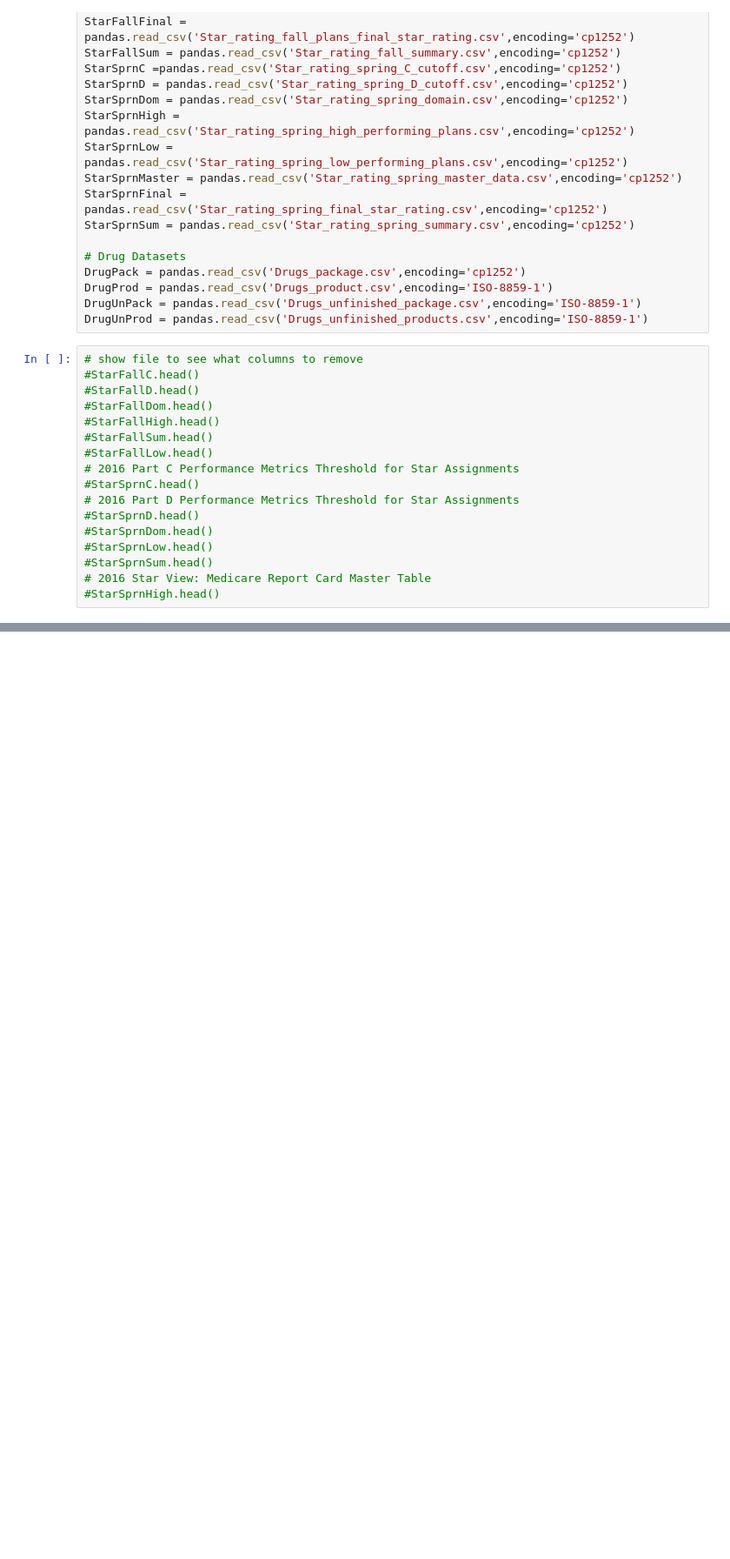
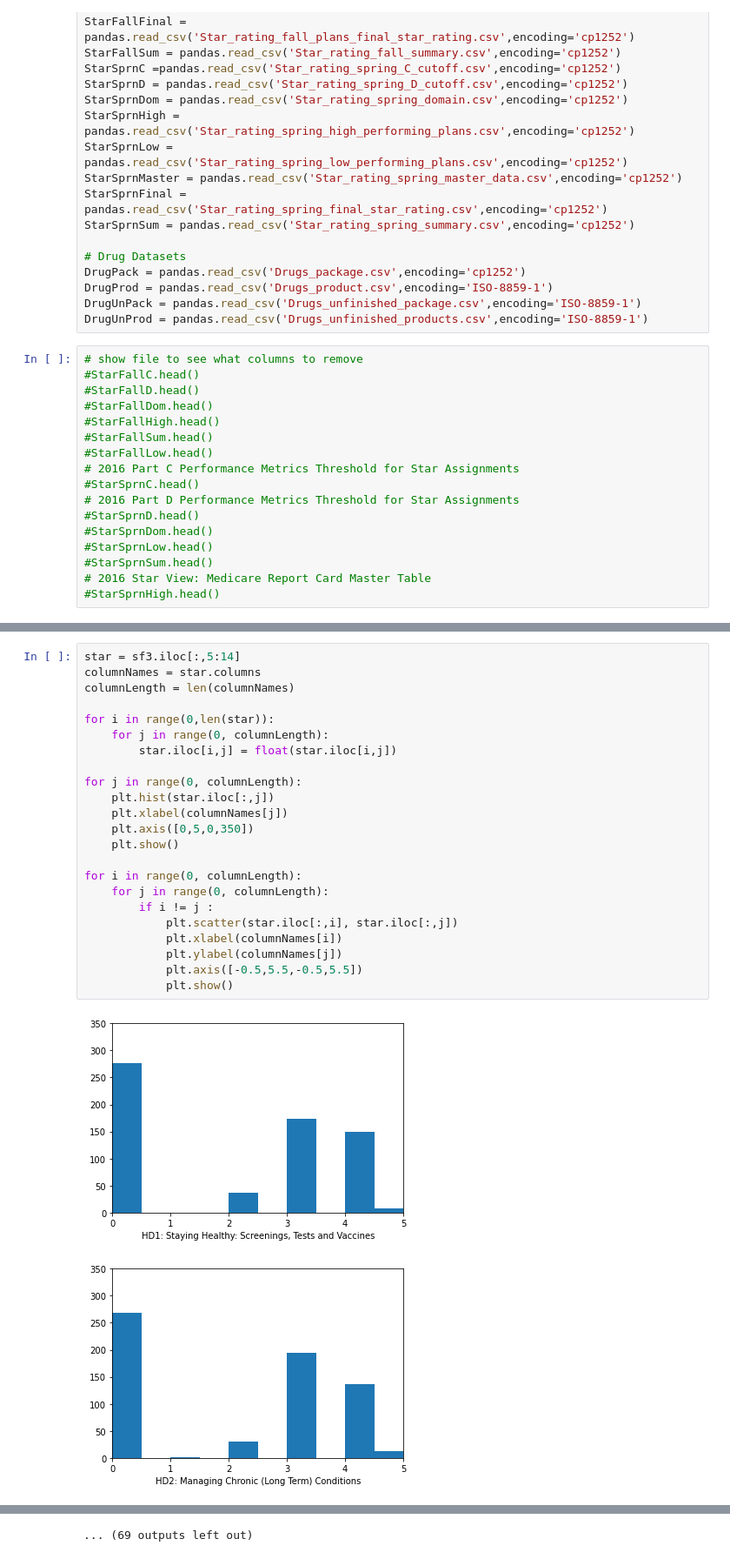
Before and after one commit to marechem/DS-Project, a Jupyter notebook: US_HealthCare_Project.ipynb, the cells around one changed output, grey strips where cells are left out. Shown at 87% size. Drawn from its saved outputs; the diff is of its cells as text; blank space fills up the shorter version.

```diff
--- a/US_HealthCare_Project.ipynb
+++ b/US_HealthCare_Project.ipynb
@@ -99,3 +104,29 @@ sf3.head()
 | 3 | E3014 | Employer/Union Only Direct Contra... | PSERS HOP PROGRAM | Pennsylvania Public School Employ... | Commonwealth of PA Pub Schools Re... | ... |
 | 4 | E4744 | Employer/Union Only Direct Contra... | MODOT/MSHP MEDICAL AND LIFE INSUR... | MISSOURI DEPARTMENT OF TRANSPORTA... | Missouri Highways and Transportat... | ... |
 | 5 | E7316 | Employer/Union Only Direct Contra... | UNION PACIFIC RAILROAD EMPLOYES H... | Union Pacific Railroad Employes H... | Union Pacific Railroad Employes H... | ... |
+# %%
+star = sf3.iloc[:,5:14]
+columnNames = star.columns
+columnLength = len(columnNames)
+
+for i in range(0,len(star)):
+    for j in range(0, columnLength):
+        star.iloc[i,j] = float(star.iloc[i,j])
+
+for j in range(0, columnLength):
+    plt.hist(star.iloc[:,j])
+    plt.xlabel(columnNames[j])
+    plt.axis([0,5,0,350])
+    plt.show()
+
+for i in range(0, columnLength):
+    for j in range(0, columnLength):
+        if i != j :
+            plt.scatter(star.iloc[:,i], star.iloc[:,j])
+            plt.xlabel(columnNames[i])
+            plt.ylabel(columnNames[j])
+            plt.axis([-0.5,5.5,-0.5,5.5])
+            plt.show()
+# %% [output]
+[figure, added]
+[figure, added]
@@ -102 +143,2 @@ sf3.head()
+... (69 outputs left out)
 # %%
```
Also changed, not shown: parts of 27 cells of this notebook.
